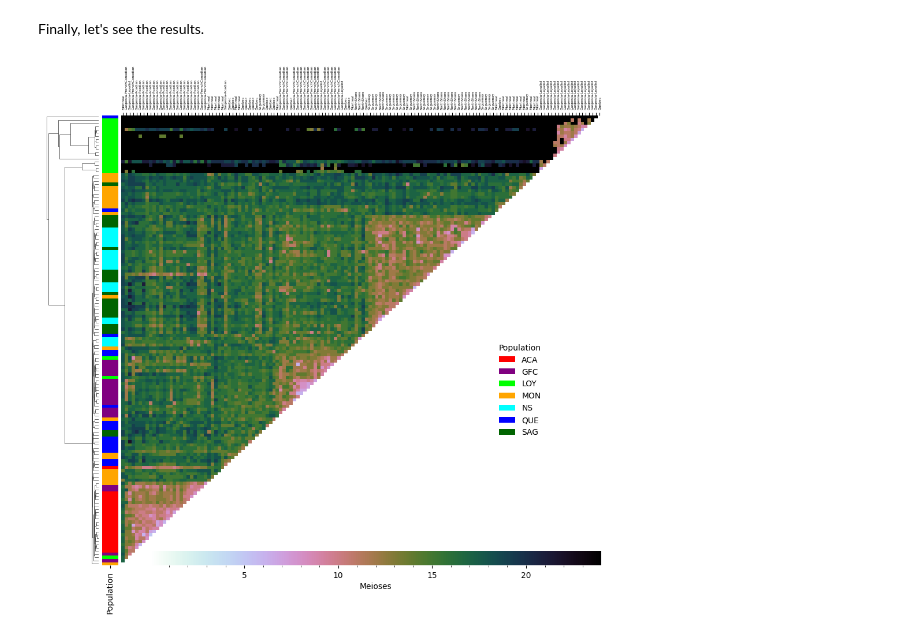
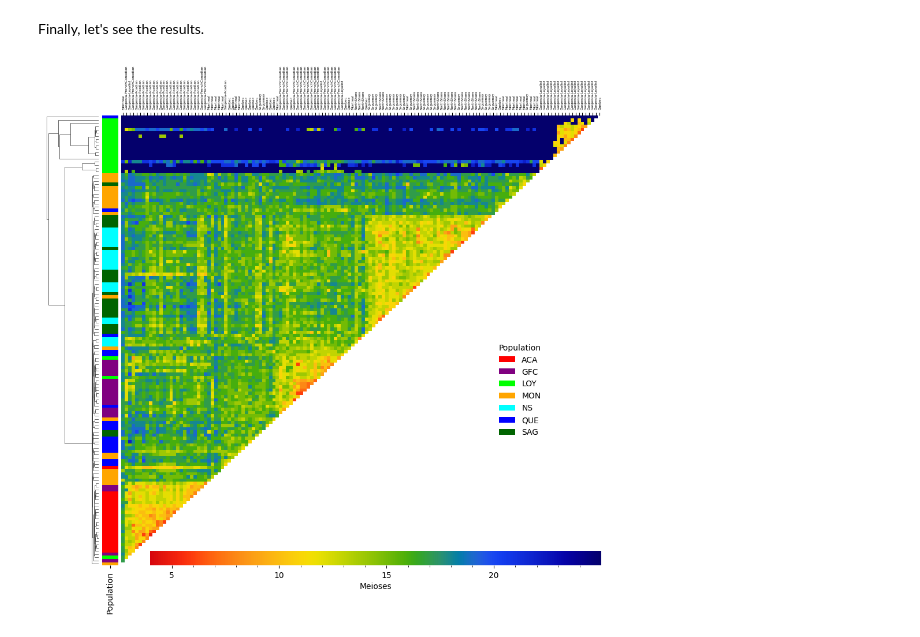
Before and after one commit to Genopop/geneakit, a Jupyter notebook: examples/meioses_clustermap.ipynb, the cells around one changed output. Drawn from its saved outputs; the diff is of its cells as text; code cells hidden in the pictures.

Commit message:
Use 'ce_rainbow4_r'

```diff
--- a/examples/meioses_clustermap.ipynb
+++ b/examples/meioses_clustermap.ipynb
@@ -84,3 +84,6 @@ max_meioses = meioses[meioses != 127].max().max()
 max_meioses
 # %% [output]
 24.0
+# %%
+min_meioses = meioses[meioses != 0].min().min()
+min_meioses
@@ -181,7 +186,7 @@ Finally, let's see the results.
 # %%
 cm = sns.clustermap(meioses,
                     mask=mask,
-                    cmap='cubehelix_r',
+                    cmap=colormaps['cet_rainbow4_r'],
                     row_colors=colors,
                     xticklabels=pops,
                     yticklabels=False,
@@ -191,40 +196,40 @@ cm = sns.clustermap(meioses,
                     figsize=(10, 10),
                     row_linkage=Z,
                     col_linkage=Z,
-                    vmin=0,
-                    vmax=max_meioses)
+                    vmin=min_meioses-1,
+                    vmax=max_meioses+1)
 
 # Invert the x-axis
 cm.ax_heatmap.invert_xaxis()
 
 # Colorbar
 x0, y0, w0, h0 = cm.cbar_pos
 x1, y1, w1, h1 = cm.ax_heatmap.get_position().bounds
 cm.ax_cbar.set_position([x1 + w0, y1, w1 - w0, w0 / 2])
-minorticks = [i for i in range(1, int(max_meioses)+1, 1)]
-cm.ax_cbar.xaxis.set_minor_locator(plt.FixedLocator(minorticks[:-1]))
+minorticks = [i for i in range(int(min_meioses), int(max_meioses)+1, 1)]
+cm.ax_cbar.xaxis.set_minor_locator(plt.FixedLocator(minorticks))
 majorticks = [i for i in range(0, int(max_meioses)+5, 5)]
-cm.ax_cbar.xaxis.set_major_locator(plt.FixedLocator(majorticks[:-1]))
+cm.ax_cbar.xaxis.set_major_locator(plt.FixedLocator(majorticks))
 cm.ax_cbar.xaxis.set_ticks([i for i in range(5, int(max_meioses), 5)],
                            [i for i in range(5, int(max_meioses), 5)])
 # Add a label to the row colors
 cm.ax_row_colors.set_xticks([0.5])
 cm.ax_row_colors.set_xticklabels(['Population'], rotation=90)
 
 # Move the xticklabels to the top
 cm.ax_heatmap.xaxis.set_ticks_position('top')
 cm.ax_heatmap.xaxis.set_label_position('top')
 cm.ax_heatmap.xaxis.set_tick_params(rotation=90, labelsize=720*w1/meioses.shape[0])
 
 # Create a list of legend elements
 legend_elements = [Patch(facecolor=color, label=pop) for pop, color in pop_to_color.items()]
 
 # Add the legend to the plot
 cm.ax_heatmap.legend(handles=legend_elements,
                      title='Population',
                      bbox_to_anchor=(w1, h1 / 2),
                      loc='center',
                      frameon=False)
 plt.show()
 # %% [output]
-[figure, old version]
+[figure, new version]
```
Also changed, not shown: parts of 3 cells of this notebook.
